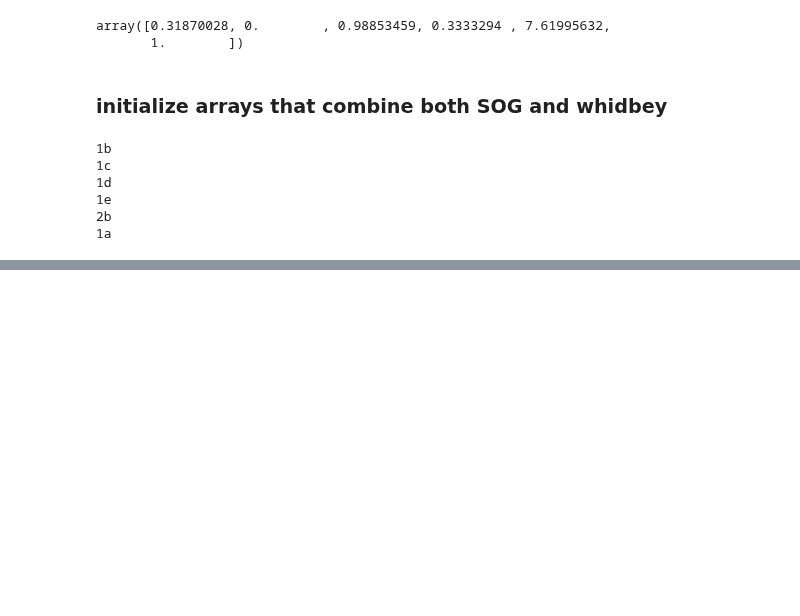
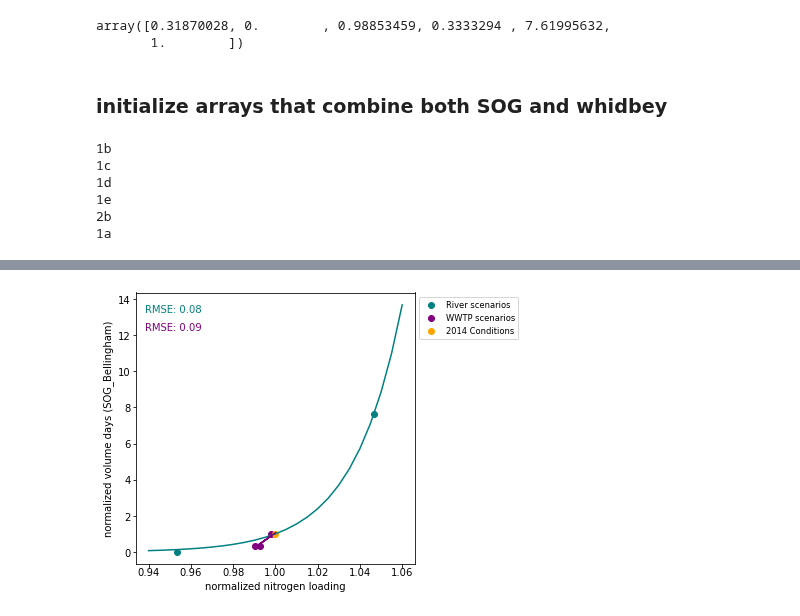
Before and after one commit to UW-PSI/SalishSeaModel-analysis, a Jupyter notebook: notebooks/reports/plot_sog_loading_vs_noncompliance.ipynb, the cells around one changed output, grey strips where cells are left out. Drawn from its saved outputs; the diff is of its cells as text; code cells hidden in the pictures; blank space fills up the shorter version.

```diff
--- a/notebooks/reports/plot_sog_loading_vs_noncompliance.ipynb
+++ b/notebooks/reports/plot_sog_loading_vs_noncompliance.ipynb
@@ -242,0 +220,18 @@ s_poly['wwtp']=np.poly1d(np.polyfit(sog_N_plot[wwtp_2014], sog_vd_plot[wwtp_2014
+# %%
+s_poly={}
+fit_values={}
+fit_values_plot={}
+s_poly['rivers']=np.polyfit(sog_N_plot[rivers_2014][[1,2]], np.log(sog_vd_plot[rivers_2014][[1,2]]), 1)
+s_poly['wwtp']=np.poly1d(np.polyfit(sog_N_plot[wwtp_2014], sog_vd_plot[wwtp_2014], 1))
+xpoints_rivers = np.arange(0.94,1.06,0.005)
+xpoints_wwtp = np.arange(0.99,1.01,0.01)
+
+fit_values['rivers'] = (
+    np.exp(s_poly['rivers'][1])*
+    np.exp(s_poly['rivers'][0]*sog_N_plot[rivers_2014])
+)
+fit_values_plot['rivers'] = (
+    np.exp(s_poly['rivers'][1])*
+    np.exp(s_poly['rivers'][0]*xpoints_rivers)
+)
+fit_values['wwtp'] = s_poly['wwtp'][1]*sog_N_plot[wwtp_2014] + s_poly['wwtp'][0]
@@ -242,0 +247,31 @@ s_poly['wwtp']=np.poly1d(np.polyfit(sog_N_plot[wwtp_2014], sog_vd_plot[wwtp_2014
+# %%
+fig, ax = plt.subplots(nrows=1, ncols=1, figsize=(5, 5),
+       gridspec_kw={
+           'width_ratios': [1],
+           'height_ratios': [1],
+       'wspace': 0.25,
+       'hspace': 0.15})
+
+ax.scatter(sog_N_plot[rivers],sog_vd_plot[rivers],color='teal',label='River scenarios')
+ax.scatter(sog_N_plot[wwtp],sog_vd_plot[wwtp],color='purple',label='WWTP scenarios')
+ax.scatter(sog_N_plot[base],sog_vd_plot[base],color='orange',label='2014 Conditions')
+# plot river fit
+ax.plot(xpoints_rivers,fit_values_plot['rivers'],
+    color='teal'
+)
+# plot wwtp fit
+ax.plot(sog_N_plot[wwtp_2014],fit_values['wwtp'],
+    color='purple'
+)
+fig.text(.15,0.825,f"RMSE: {rmse['rivers']:.2f}",color='teal') # y={s_poly['rivers'][1]:2.1f}x+{s_poly['rivers'][0]:2.1f}",color='teal')
+fig.text(.15,0.775,f"RMSE: {rmse['wwtp']:.2f}",color='purple') #y={s_poly['wwtp'][1]:2.1f}x+{s_poly['wwtp'][0]:2.1f}",color='purple')
+
+ax.legend(bbox_to_anchor=(1,1),loc='upper left')
+ax.set_xlabel('normalized nitrogen loading')
+if region == "ALL_REGIONS":
+    ax.set_ylabel(f'normalized volume days (across all regions)')
+else:
+    ax.set_ylabel(f'normalized volume days ({region})')
+plt.savefig(f'/mmfs1/gscratch/ssmc/USRS/PSI/Rachael/projects/KingCounty/graphics/line_fits/sog_nitrogen_volumedays_fit_{region}.png', bbox_inches='tight', format='png', dpi=1000)
+# %% [output]
+[figure, added]
```
Also changed, not shown: parts of 14 cells of this notebook, 6 other files.
